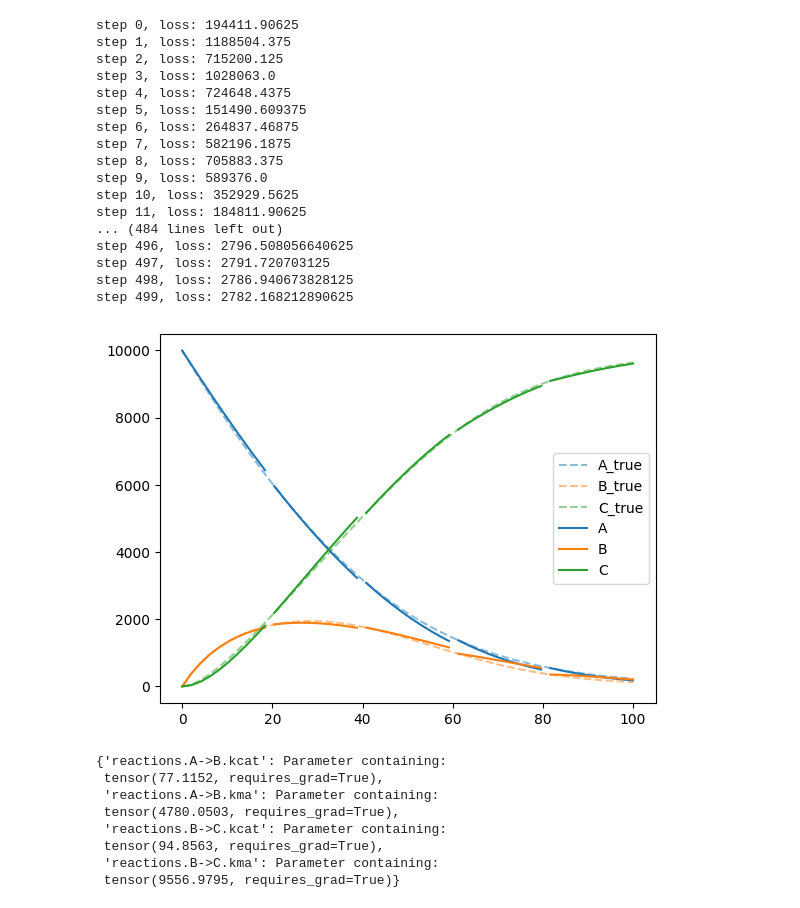
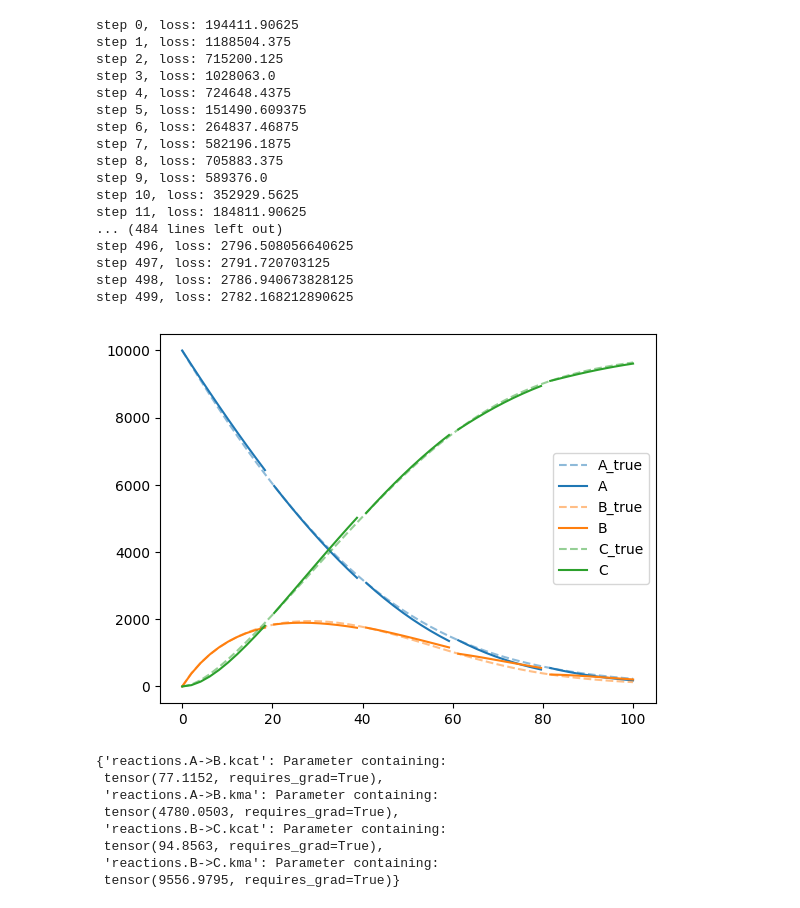
Before and after one commit to lefarov/torch-kinetics, a Jupyter notebook: examples/restoring_model.ipynb, the cells around one changed output. Drawn from its saved outputs; the diff is of its cells as text; code cells hidden in the pictures.

```diff
--- a/examples/restoring_model.ipynb
+++ b/examples/restoring_model.ipynb
@@ -196,7 +169,7 @@ for step in tqdm.trange(num_training_steps):
     optimizer.zero_grad()
 
     solution = torchdiffeq.odeint_adjoint(model, s0_batch, tt_batch)
-    loss = loss_fn(solution, batched_target_trajectory)
+    loss = loss_fn(solution, target_trajectory_batched)
     loss.backward()
 
     print(f"step {step}, loss: {loss.detach().numpy()}")
@@ -220,35 +193,15 @@ step 496, loss: 2796.508056640625
 step 497, loss: 2791.720703125
 step 498, loss: 2786.940673828125
 step 499, loss: 2782.168212890625
-# %%
-plt.plot(kinetics_tt, kinetics_trajectory[:, 0], ls="--", label="A_true", alpha=0.5)
-plt.plot(kinetics_tt, kinetics_trajectory[:, 3], ls="--", label="B_true", alpha=0.5)
-plt.plot(kinetics_tt, kinetics_trajectory[:, 4], ls="--", label="C_true", alpha=0.5)
-
-for batch_ind, tt in enumerate(kinetics_tt_batched):
-    plt.plot(
-        tt,
-        solution[:, batch_ind, 0].detach().numpy(),
-        color=cmap(0),
-        label="A" if batch_ind == 0 else None,
-    )
-    plt.plot(
-        tt,
-        solution[:, batch_ind, 2].detach().numpy(),
-        color=cmap(1),
-        label="B" if batch_ind == 0 else None,
-    )
-    plt.plot(
-        tt,
-        solution[:, batch_ind, 4].detach().numpy(),
-        color=cmap(2),
-        label="C" if batch_ind == 0 else None
-    )
-
-plt.legend()
-plt.show()
-# %% [output]
-[figure, removed]
+# %%
+plotting.plot_batched_simulated_vs_true(
+    batched_timeline=kinetics_tt_batched,
+    batched_simulated_trajectory=solution.detach().numpy(),
+    true_trajectory=target_trajectory.detach().numpy(),
+    state_mapping=state_mapping,
+)
+# %% [output]
+[figure, added]
 # %%
 dict(model.named_parameters())
 # %% [output]
```
Also changed, not shown: parts of 7 cells of this notebook, 1 other file.
